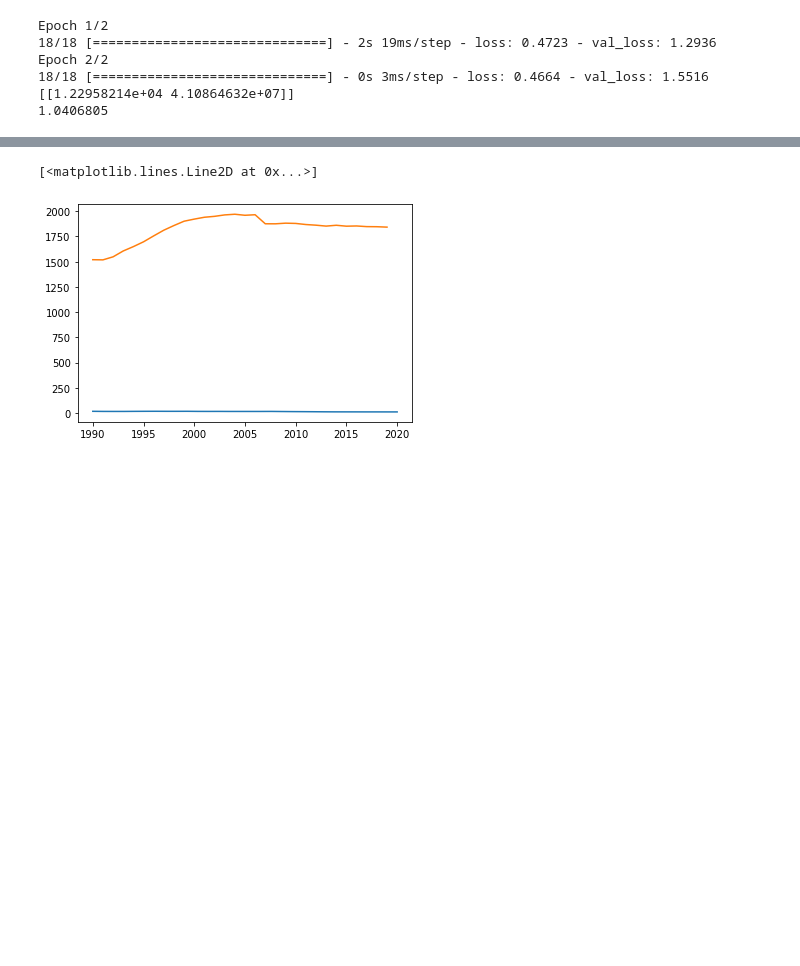
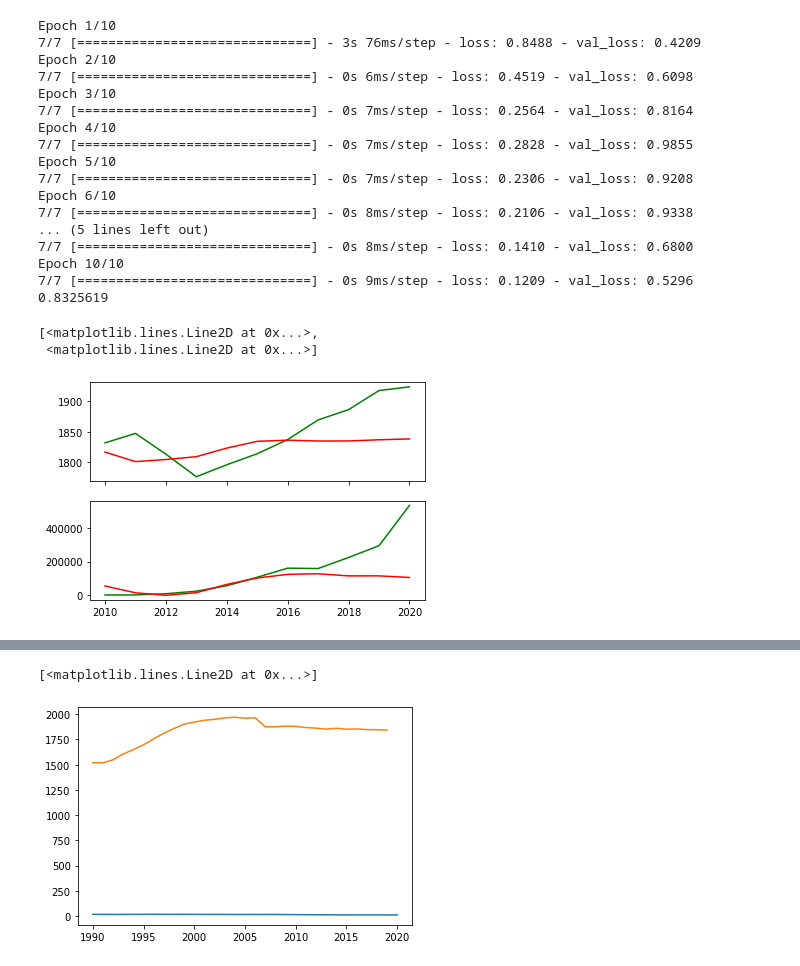
Before and after one commit to IsaacJohnEvans/EV_affect_on_emissions, a Jupyter notebook: pred.ipynb, the cells around one changed output, grey strips where cells are left out. Drawn from its saved outputs; the diff is of its cells as text; code cells hidden in the pictures; blank space fills up the shorter version.

```diff
--- a/pred.ipynb
+++ b/pred.ipynb
@@ -127,13 +129,20 @@ EU_em_df, EU_em_annual_df, UK_em_df, US_em_df, EU_veh_df, UK_veh_df, US_veh_df,
 # %%
 time_step = 1
 data_memory = 5
-epochs = 2
+epochs = 10
 batch_size = 1
 df_model_columns =  ['time_step', 'data_memory', 'samples', 'layers', 'epochs', 'batch_size', 'training_loss', 'val_loss', 'test_loss']
 model_des = 'D32, GRU32, GRU32 D1'
 model_layer = [layers.Dense(32, activation= 'sigmoid'),
-                layers.GRU(32,activation= 'softsign', recurrent_activation = 'relu', recurrent_dropout = 0.1, dropout = 0.1),
-                layers.Dense(1)]
+                layers.GRU(32,activation= 'softsign', recurrent_activation = 'relu', recurrent_dropout = 0.1, dropout = 0.1, return_sequences=False),
+                layers.Dense(2)]
+
+model_layer = [layers.LSTM(2, activation="linear", return_sequences=True),
+               layers.LSTM(2, activation='linear', return_sequences=False),
+               layers.Dense(8, activation='linear'),
+               layers.Dense(2, activation='linear')]
+
+
 # sigmoid, softsign, relu
 # activation='softsign', recurrent_activation='relu'
 plot_range = [0]
@@ -152,12 +161,46 @@ EU_veh_y = np.array([EU_veh_y]).transpose()
 UK_veh_X = UK_veh_df.to_numpy(dtype=np.float64)
 UK_veh_y = np.array([np.sum(UK_veh_X[:, 3:7], axis = 1)]).transpose()
 US_veh_X, US_veh_y = np.split(US_veh_df.to_numpy(dtype=np.float64), [8], 1)
+EU_em_annual_X, EU_em_annual_y = np.split(EU_em_df.groupby(np.concatenate((np.repeat(np.linspace(1973, 2020, 48, dtype = np.int64), 12), 2021 *np.ones((10), dtype=np.int64)), axis = 0)).sum().to_numpy(), [11], 1)
+
+EU_X = np.concatenate((EU_em_annual_X[-13:-2, :], EU_veh_X), axis = 1)[:, 1:]
+EU_y = np.concatenate((EU_em_annual_y[-13: -2, :], EU_veh_y), axis = 1)
+
+UK_X = np.concatenate((UK_em_X[4:, :], UK_veh_X[:-1, :]), axis = 1)[:, 1:]
+UK_y = np.concatenate((UK_em_y[4:], UK_veh_y[: -1]), axis = 1)
+
+US_X = np.concatenate((US_em_X[2:, :15], US_veh_X), axis = 1)
+US_y = np.concatenate((US_em_y[2:, :15], US_veh_y), axis = 1)
-# %%
-y, y_pred = run_model(US_veh_X, US_veh_y, data_memory, epochs, batch_size, model_des, plot_pred_bool, plot_range, print_summary)
-# %% [output]
-Epoch 1/2
-18/18 [==============================] - 2s 19ms/step - loss: 0.4723 - val_loss: 1.2936
-Epoch 2/2
-18/18 [==============================] - 0s 3ms/step - loss: 0.4664 - val_loss: 1.5516
-[[1.22958214e+04 4.10864632e+07]]
-1.0406805
+# %%
+model_layer = [layers.Dense(32, activation= 'sigmoid'),
+                layers.GRU(32,activation= 'softsign', recurrent_activation = 'relu', recurrent_dropout = 0.1, dropout = 0.1, return_sequences=False),
+                layers.Dense(2)]
+EU_X = np.concatenate((EU_em_annual_X[-13:-2, :], EU_veh_X), axis = 1)[:, 1:]
+EU_y = np.concatenate((EU_em_annual_y[-13: -2, :], EU_veh_y), axis = 1)
+y, EU_y_pred = run_model(EU_X, EU_y, data_memory, epochs, batch_size, model_des, plot_pred_bool, plot_range, print_summary)
+EU_t = np.linspace(2010, 2020, 11)
+EU_y = np.concatenate((EU_em_annual_y[-13: -2, :], EU_veh_y), axis = 1)
+fig, (ax1, ax2) = plt.subplots(2, 1, sharex= True)
+ax1.plot(EU_t, EU_y[:, 0], 'g', EU_t, EU_y_pred[:, 0], 'r')
+ax2.plot(EU_t, EU_y[:, 1], 'g', EU_t, EU_y_pred[:, 1], 'r')
+# %% [output]
+Epoch 1/10
+7/7 [==============================] - 3s 76ms/step - loss: 0.8488 - val_loss: 0.4209
+Epoch 2/10
+7/7 [==============================] - 0s 6ms/step - loss: 0.4519 - val_loss: 0.6098
+Epoch 3/10
+7/7 [==============================] - 0s 7ms/step - loss: 0.2564 - val_loss: 0.8164
+Epoch 4/10
+7/7 [==============================] - 0s 7ms/step - loss: 0.2828 - val_loss: 0.9855
+Epoch 5/10
+7/7 [==============================] - 0s 7ms/step - loss: 0.2306 - val_loss: 0.9208
+Epoch 6/10
+7/7 [==============================] - 0s 8ms/step - loss: 0.2106 - val_loss: 0.9338
+... (5 lines left out)
+7/7 [==============================] - 0s 8ms/step - loss: 0.1410 - val_loss: 0.6800
+Epoch 10/10
+7/7 [==============================] - 0s 9ms/step - loss: 0.1209 - val_loss: 0.5296
+0.8325619
+[<matplotlib.lines.Line2D at 0x...>,
+ <matplotlib.lines.Line2D at 0x...>]
+[figure, added]
```
Also changed, not shown: parts of 6 cells of this notebook, 1 other file.
